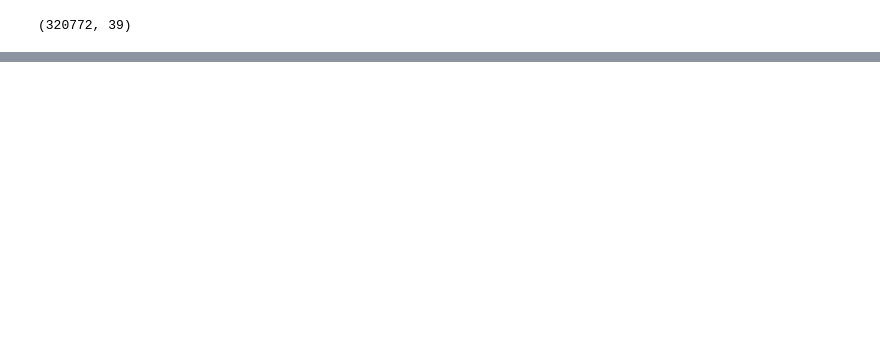
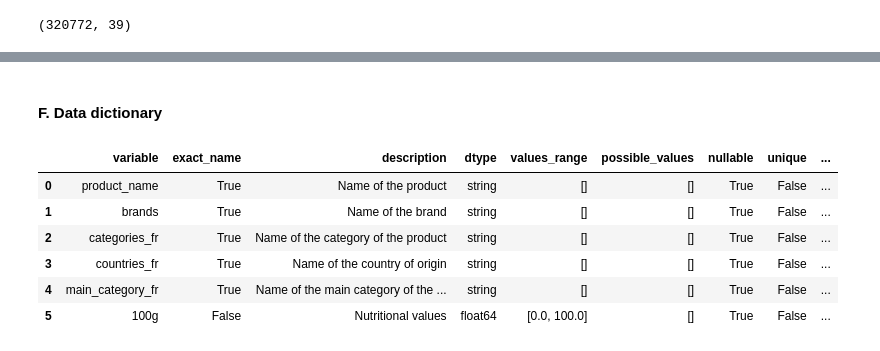
Before and after one commit to gaspardhurez/oc_p2, a Jupyter notebook: Hurez_Gaspard_1_cleaning_notebook_date.ipynb, the cells around one changed output, grey strips where cells are left out. Drawn from its saved outputs; the diff is of its cells as text; code cells hidden in the pictures; blank space fills up the shorter version.

```diff
--- a/Hurez_Gaspard_1_cleaning_notebook_date.ipynb
+++ b/Hurez_Gaspard_1_cleaning_notebook_date.ipynb
@@ -139,0 +196,13 @@ df.loc[:, variables_50pct_null]
+# %% [markdown]
+#### F. Data dictionary
+# %%
+data_dict = pd.read_json('cleaning/data_dict.json')
+data_dict
+# %% [output]
+|  | variable | exact_name | description | dtype | values_range | possible_values | nullable | unique | ... |
+| 0 | product_name | True | Name of the product | string | [] | [] | True | False | ... |
+| 1 | brands | True | Name of the brand | string | [] | [] | True | False | ... |
+| 2 | categories_fr | True | Name of the category of the product | string | [] | [] | True | False | ... |
+| 3 | countries_fr | True | Name of the country of origin | string | [] | [] | True | False | ... |
+| 4 | main_category_fr | True | Name of the main category of the ... | string | [] | [] | True | False | ... |
+| 5 | 100g | False | Nutritional values | float64 | [0.0, 100.0] | [] | True | False | ... |
```
Also changed, not shown: parts of 33 cells of this notebook, 2 other files.
